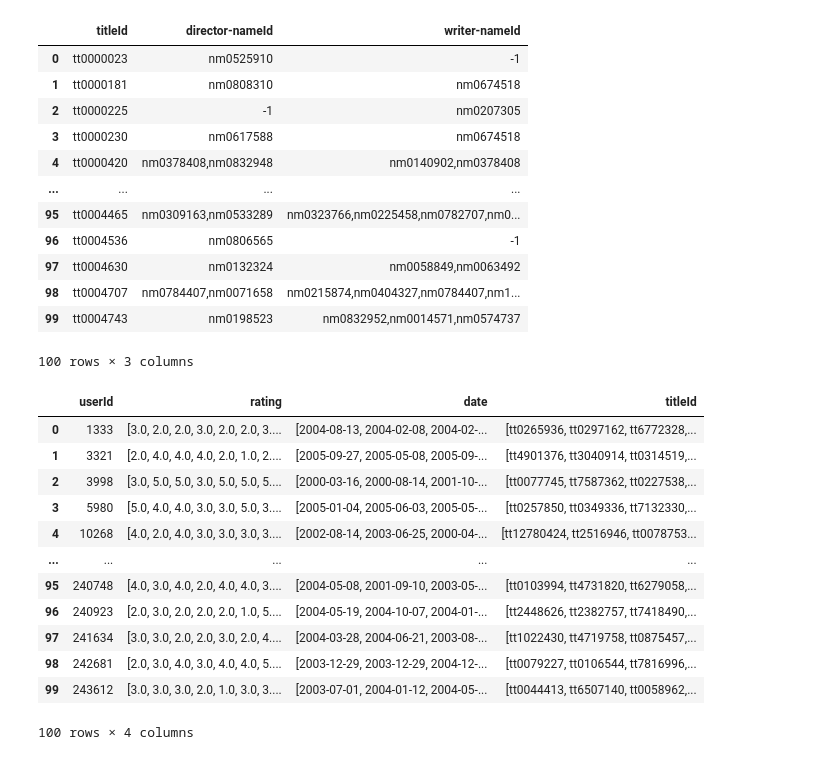
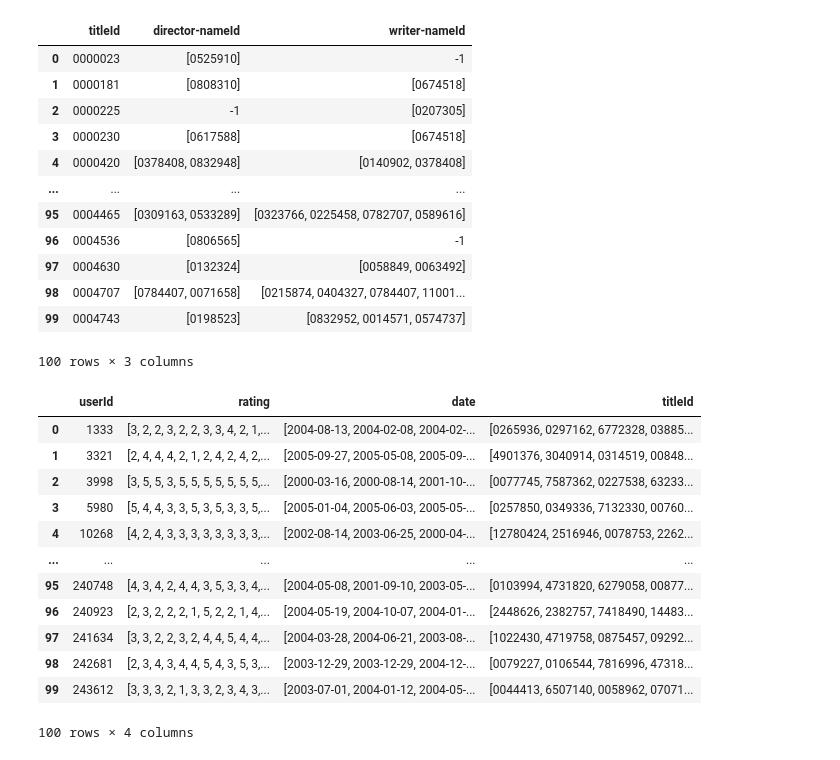
Before and after one commit to jakobevangelista/QueueUp1.0, a Jupyter notebook: clean-and-upload-script/Database Script.ipynb, the cells around one changed output. Saved outputs shown, nothing was run; the diff lists cells and outputs as text; code cells hidden in the pictures.

```diff
--- a/clean-and-upload-script/Database Script.ipynb
+++ b/clean-and-upload-script/Database Script.ipynb
@@ -5,35 +5,43 @@ import numpy as np
 # %%
 #Reading and slighly cleaning the crew.csv
 #Holds information about directors and writers and their associated movies
 crewCSV = pd.read_csv('crew.csv', '\t')
 
 
 #Removing the first column (Unnamed)
 crewCSV = crewCSV.drop('Unnamed: 0', axis=1)
 
 #Replacing all the NaN values with 0
 crewCSV.fillna(-1, inplace=True)
 crewCSV.rename(columns={'directors':'director-nameId', 'writers':'writer-nameId'}, inplace=True)
 
 #Sorting the values incrementally
 crewCSV.sort_values(by='titleId', inplace=True)
 
 #Renaming this csv to something similar to Creators, has all directors and writers for a movie
 contentManagers = crewCSV.copy()
+# some reformatting goes on down here
+contentManagers['titleId'] = [i.split('tt')[1] for i in contentManagers['titleId']]
+for i in range(len(contentManagers['director-nameId'])):
+    if contentManagers['director-nameId'][i] != -1:
+        contentManagers['director-nameId'][i] = [j.split('nm')[1] for j in str(contentManagers['director-nameId'][i]).split(',')]
+for i in range(len(contentManagers['writer-nameId'])):
+    if contentManagers['writer-nameId'][i] != -1:
+        contentManagers['writer-nameId'][i] = [j.split('nm')[1] for j in str(contentManagers['writer-nameId'][i]).split(',')]
 contentManagers.head(100)
 # %% [output]
 |  | titleId | director-nameId | writer-nameId |
-| 0 | tt0000023 | nm0525910 | -1 |
-| 1 | tt0000181 | nm0808310 | nm0674518 |
-| 2 | tt0000225 | -1 | nm0207305 |
-| 3 | tt0000230 | nm0617588 | nm0674518 |
-| 4 | tt0000420 | nm0378408,nm0832948 | nm0140902,nm0378408 |
+| 0 | 0000023 | [0525910] | -1 |
+| 1 | 0000181 | [0808310] | [0674518] |
+| 2 | 0000225 | -1 | [0207305] |
+| 3 | 0000230 | [0617588] | [0674518] |
+| 4 | 0000420 | [0378408, 0832948] | [0140902, 0378408] |
 | ... | ... | ... | ... |
-| 95 | tt0004465 | nm0309163,nm0533289 | nm0323766,nm0225458,nm0782707,nm0... |
-| 96 | tt0004536 | nm0806565 | -1 |
-| 97 | tt0004630 | nm0132324 | nm0058849,nm0063492 |
-| 98 | tt0004707 | nm0784407,nm0071658 | nm0215874,nm0404327,nm0784407,nm1... |
-| 99 | tt0004743 | nm0198523 | nm0832952,nm0014571,nm0574737 |
+| 95 | 0004465 | [0309163, 0533289] | [0323766, 0225458, 0782707, 0589616] |
+| 96 | 0004536 | [0806565] | -1 |
+| 97 | 0004630 | [0132324] | [0058849, 0063492] |
+| 98 | 0004707 | [0784407, 0071658] | [0215874, 0404327, 0784407, 11001... |
+| 99 | 0004743 | [0198523] | [0832952, 0014571, 0574737] |
 100 rows × 3 columns
 # %%
 #Reading and slighly cleaning the customer_ratings.csv
@@ -60,24 +68,26 @@ users = pd.DataFrame(columns=['userId', 'rating', 'date', 'titleId'])
 for i in userIdNumbers:
     distinctUser = usersDirty[usersDirty.userId == i]
     distinctRating = distinctUser['rating'].to_numpy()
+    distinctRating = [int(i) for i in distinctRating] # added this to cast all ratings to int
     distinctDate = distinctUser['date'].to_numpy()
     distinctTitle = distinctUser['titleId'].to_numpy()
+    distinctTitle = [i.split('tt')[1] for i in distinctTitle] # added this to get rid of tt in front of titleId
     toAdd = {'userId': i, 'rating': distinctRating, 'date': distinctDate, 'titleId': distinctTitle}
     users = users.append(toAdd, ignore_index=True)
 users.head(100)
 # %% [output]
 |  | userId | rating | date | titleId |
-| 0 | 1333 | [3.0, 2.0, 2.0, 3.0, 2.0, 2.0, 3.... | [2004-08-13, 2004-02-08, 2004-02-... | [tt0265936, tt0297162, tt6772328,... |
-| 1 | 3321 | [2.0, 4.0, 4.0, 4.0, 2.0, 1.0, 2.... | [2005-09-27, 2005-05-08, 2005-09-... | [tt4901376, tt3040914, tt0314519,... |
-| 2 | 3998 | [3.0, 5.0, 5.0, 3.0, 5.0, 5.0, 5.... | [2000-03-16, 2000-08-14, 2001-10-... | [tt0077745, tt7587362, tt0227538,... |
-| 3 | 5980 | [5.0, 4.0, 4.0, 3.0, 3.0, 5.0, 3.... | [2005-01-04, 2005-06-03, 2005-05-... | [tt0257850, tt0349336, tt7132330,... |
-| 4 | 10268 | [4.0, 2.0, 4.0, 3.0, 3.0, 3.0, 3.... | [2002-08-14, 2003-06-25, 2000-04-... | [tt12780424, tt2516946, tt0078753... |
+| 0 | 1333 | [3, 2, 2, 3, 2, 2, 3, 3, 4, 2, 1,... | [2004-08-13, 2004-02-08, 2004-02-... | [0265936, 0297162, 6772328, 03885... |
+| 1 | 3321 | [2, 4, 4, 4, 2, 1, 2, 4, 2, 4, 2,... | [2005-09-27, 2005-05-08, 2005-09-... | [4901376, 3040914, 0314519, 00848... |
+| 2 | 3998 | [3, 5, 5, 3, 5, 5, 5, 5, 5, 5, 5,... | [2000-03-16, 2000-08-14, 2001-10-... | [0077745, 7587362, 0227538, 63233... |
+| 3 | 5980 | [5, 4, 4, 3, 3, 5, 3, 5, 3, 3, 5,... | [2005-01-04, 2005-06-03, 2005-05-... | [0257850, 0349336, 7132330, 00760... |
+| 4 | 10268 | [4, 2, 4, 3, 3, 3, 3, 3, 3, 3, 3,... | [2002-08-14, 2003-06-25, 2000-04-... | [12780424, 2516946, 0078753, 2262... |
 | ... | ... | ... | ... | ... |
-| 95 | 240748 | [4.0, 3.0, 4.0, 2.0, 4.0, 4.0, 3.... | [2004-05-08, 2001-09-10, 2003-05-... | [tt0103994, tt4731820, tt6279058,... |
-| 96 | 240923 | [2.0, 3.0, 2.0, 2.0, 2.0, 1.0, 5.... | [2004-05-19, 2004-10-07, 2004-01-... | [tt2448626, tt2382757, tt7418490,... |
-| 97 | 241634 | [3.0, 3.0, 2.0, 2.0, 3.0, 2.0, 4.... | [2004-03-28, 2004-06-21, 2003-08-... | [tt1022430, tt4719758, tt0875457,... |
-| 98 | 242681 | [2.0, 3.0, 4.0, 3.0, 4.0, 4.0, 5.... | [2003-12-29, 2003-12-29, 2004-12-... | [tt0079227, tt0106544, tt7816996,... |
-| 99 | 243612 | [3.0, 3.0, 3.0, 2.0, 1.0, 3.0, 3.... | [2003-07-01, 2004-01-12, 2004-05-... | [tt0044413, tt6507140, tt0058962,... |
+| 95 | 240748 | [4, 3, 4, 2, 4, 4, 3, 5, 3, 3, 4,... | [2004-05-08, 2001-09-10, 2003-05-... | [0103994, 4731820, 6279058, 00877... |
+| 96 | 240923 | [2, 3, 2, 2, 2, 1, 5, 2, 2, 1, 4,... | [2004-05-19, 2004-10-07, 2004-01-... | [2448626, 2382757, 7418490, 14483... |
+| 97 | 241634 | [3, 3, 2, 2, 3, 2, 4, 4, 5, 4, 4,... | [2004-03-28, 2004-06-21, 2003-08-... | [1022430, 4719758, 0875457, 09292... |
+| 98 | 242681 | [2, 3, 4, 3, 4, 4, 5, 4, 3, 5, 3,... | [2003-12-29, 2003-12-29, 2004-12-... | [0079227, 0106544, 7816996, 47318... |
+| 99 | 243612 | [3, 3, 3, 2, 1, 3, 3, 2, 3, 4, 3,... | [2003-07-01, 2004-01-12, 2004-05-... | [0044413, 6507140, 0058962, 07071... |
 100 rows × 4 columns
 # %%
 #Reading and slighly cleaning the names.csv
```
Also changed, not shown: parts of 7 cells of this notebook.
